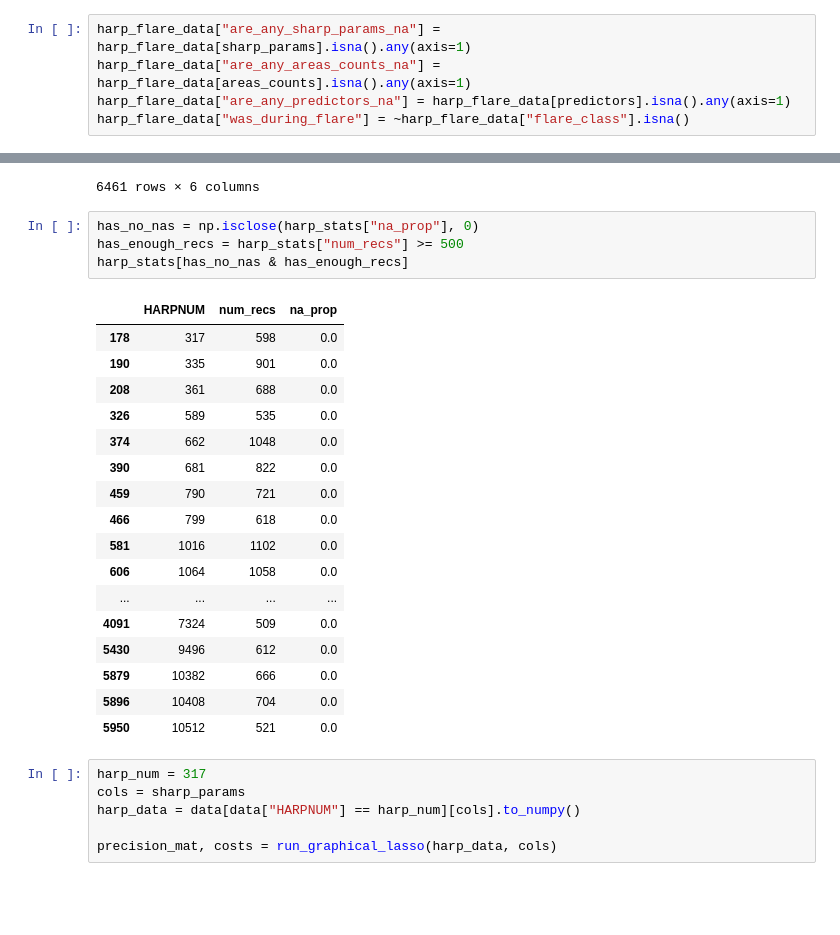
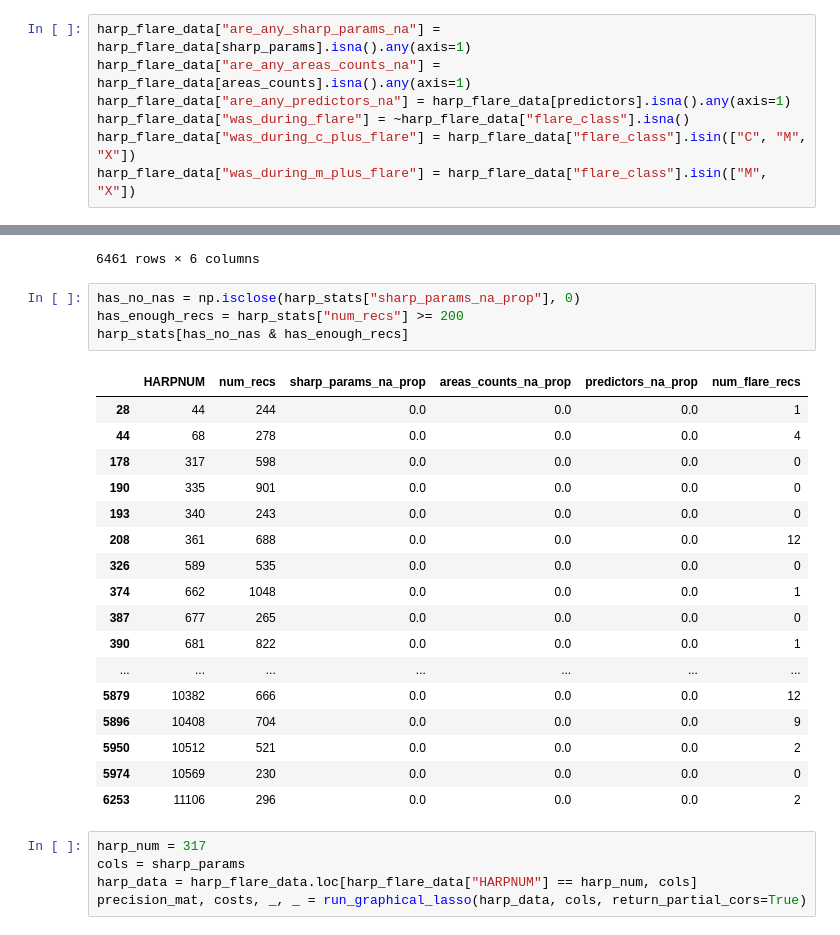
Before and after one commit to victorverma/xray_flux_forecasting, a Jupyter notebook: notebooks/graphical_lasso.ipynb, the cells around one changed output, grey strips where cells are left out. Drawn from its saved outputs; the diff is of its cells as text; blank space fills up the shorter version.

```diff
--- a/notebooks/graphical_lasso.ipynb
+++ b/notebooks/graphical_lasso.ipynb
@@ -31,6 +31,8 @@ harp_flare_data["are_any_sharp_params_na"] = harp_flare_data[sharp_params].isna(
 harp_flare_data["are_any_areas_counts_na"] = harp_flare_data[areas_counts].isna().any(axis=1)
 harp_flare_data["are_any_predictors_na"] = harp_flare_data[predictors].isna().any(axis=1)
 harp_flare_data["was_during_flare"] = ~harp_flare_data["flare_class"].isna()
+harp_flare_data["was_during_c_plus_flare"] = harp_flare_data["flare_class"].isin(["C", "M", "X"])
+harp_flare_data["was_during_m_plus_flare"] = harp_flare_data["flare_class"].isin(["M", "X"])
 # %%
 harp_flare_data[["are_any_sharp_params_na", "was_during_flare"]].value_counts()
 # %% [output]
@@ -130,30 +221,29 @@ harp_stats
 | 6460 | 11571 | 139 | 0.366906 | 0.366906 | 0.366906 | 0 |
 6461 rows × 6 columns
 # %%
-has_no_nas = np.isclose(harp_stats["na_prop"], 0)
-has_enough_recs = harp_stats["num_recs"] >= 500
+has_no_nas = np.isclose(harp_stats["sharp_params_na_prop"], 0)
+has_enough_recs = harp_stats["num_recs"] >= 200
 harp_stats[has_no_nas & has_enough_recs]
 # %% [output]
-|  | HARPNUM | num_recs | na_prop |
-| 178 | 317 | 598 | 0.0 |
-| 190 | 335 | 901 | 0.0 |
-| 208 | 361 | 688 | 0.0 |
-| 326 | 589 | 535 | 0.0 |
-| 374 | 662 | 1048 | 0.0 |
-| 390 | 681 | 822 | 0.0 |
-| 459 | 790 | 721 | 0.0 |
-| 466 | 799 | 618 | 0.0 |
-| 581 | 1016 | 1102 | 0.0 |
-| 606 | 1064 | 1058 | 0.0 |
-| ... | ... | ... | ... |
-| 4091 | 7324 | 509 | 0.0 |
-| 5430 | 9496 | 612 | 0.0 |
-| 5879 | 10382 | 666 | 0.0 |
-| 5896 | 10408 | 704 | 0.0 |
-| 5950 | 10512 | 521 | 0.0 |
+|  | HARPNUM | num_recs | sharp_params_na_prop | areas_counts_na_prop | predictors_na_prop | num_flare_recs |
+| 28 | 44 | 244 | 0.0 | 0.0 | 0.0 | 1 |
+| 44 | 68 | 278 | 0.0 | 0.0 | 0.0 | 4 |
+| 178 | 317 | 598 | 0.0 | 0.0 | 0.0 | 0 |
+| 190 | 335 | 901 | 0.0 | 0.0 | 0.0 | 0 |
+| 193 | 340 | 243 | 0.0 | 0.0 | 0.0 | 0 |
+| 208 | 361 | 688 | 0.0 | 0.0 | 0.0 | 12 |
+| 326 | 589 | 535 | 0.0 | 0.0 | 0.0 | 0 |
+| 374 | 662 | 1048 | 0.0 | 0.0 | 0.0 | 1 |
+| 387 | 677 | 265 | 0.0 | 0.0 | 0.0 | 0 |
+| 390 | 681 | 822 | 0.0 | 0.0 | 0.0 | 1 |
+| ... | ... | ... | ... | ... | ... | ... |
+| 5879 | 10382 | 666 | 0.0 | 0.0 | 0.0 | 12 |
+| 5896 | 10408 | 704 | 0.0 | 0.0 | 0.0 | 9 |
+| 5950 | 10512 | 521 | 0.0 | 0.0 | 0.0 | 2 |
+| 5974 | 10569 | 230 | 0.0 | 0.0 | 0.0 | 0 |
+| 6253 | 11106 | 296 | 0.0 | 0.0 | 0.0 | 2 |
 # %%
 harp_num = 317
 cols = sharp_params
-harp_data = data[data["HARPNUM"] == harp_num][cols].to_numpy()
-
-precision_mat, costs = run_graphical_lasso(harp_data, cols)
+harp_data = harp_flare_data.loc[harp_flare_data["HARPNUM"] == harp_num, cols]
+precision_mat, costs, _, _ = run_graphical_lasso(harp_data, cols, return_partial_cors=True)
```
Also changed, not shown: parts of 20 cells of this notebook.
